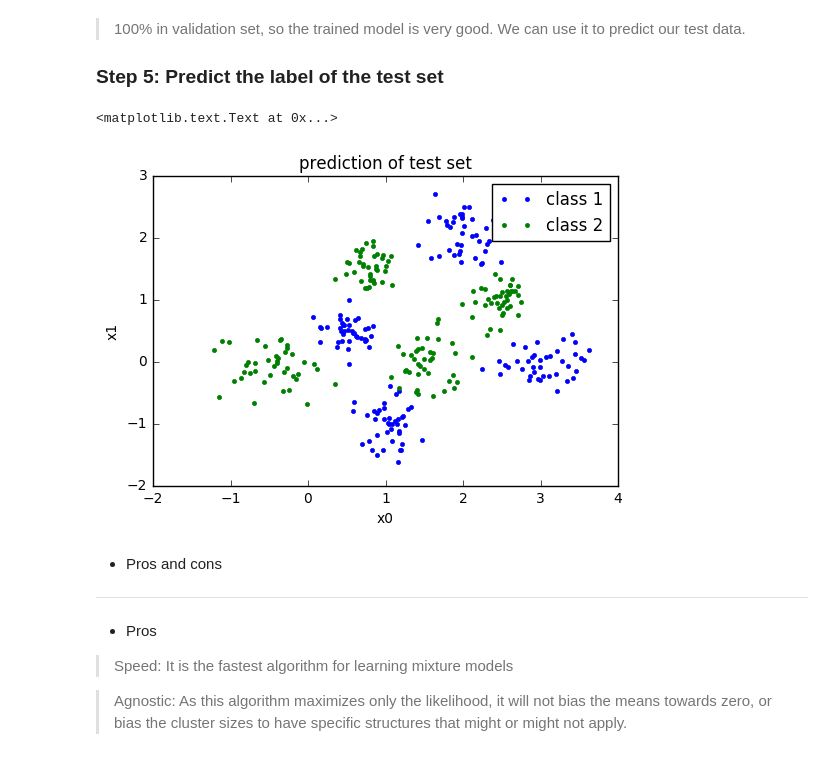
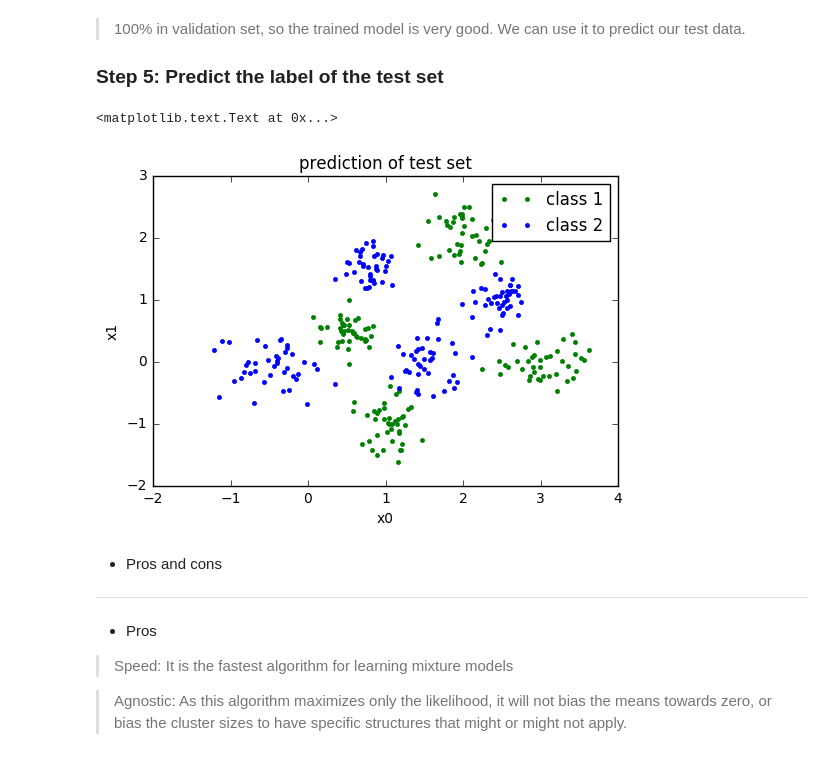
Before and after one commit to afcarl/Machine-Learning-Alg, a Jupyter notebook: GMM-EM.ipynb, the cells around one changed output. Drawn from its saved outputs; the diff is of its cells as text; code cells hidden in the pictures.

```diff
--- a/GMM-EM.ipynb
+++ b/GMM-EM.ipynb
@@ -307,7 +307,7 @@ print '* Accurancy in validation set: ',acc,'%'
 # ---------- predict label  ----------#
 file_name=file_pre+'test.txt'
 f=open(file_name,'r')
-lines=f.readlines()Step
+lines=f.readlines()
 
 n=len(lines)
 
@@ -318,36 +318,36 @@ y_p=np.ones((n,1))
 # get x from txt
 for index,line in enumerate(lines):
     X[index,:]=str.split(line.strip(),' ')
 
 
 # predict by GMM
 p_X_1= gmm_1.predict(X) # probability in class 1
 p_X_2= gmm_2.predict(X) # probability in class 2
 
 y_p[p_X_1<p_X_2]=2 # if probability in class 2 is greater than in class 1, this instance belongs to class 2.
 
 
 # save result
 file_name=file_pre+'test_result.txt'
 f=open(file_name,'w')
 for i in range(n):
     line='%f %f  %d\n' % (X[i,0], X[i,1], y_p[i])
     f.writelines(line);
 f.close()
 
 # visualization
 X_1=X[np.where(y_p==1)[0],:]
 X_2=X[np.where(y_p==2)[0],:]
 
-plt.plot(X_1[:,0],X_1[:,1],'b.')
-plt.plot(X_2[:,0],X_2[:,1],'g.')
+plt.plot(X_1[:,0],X_1[:,1],'g.')
+plt.plot(X_2[:,0],X_2[:,1],'b.')
 plt.xlabel('x0')
 plt.ylabel('x1')
 plt.legend(['class 1', 'class 2'])
 plt.title('prediction of test set')
 # %% [output]
 <matplotlib.text.Text at 0x...>
-[figure, old version]
+[figure, new version]
 # %% [markdown]
 * Pros and cons
 ----------------------------------
```
